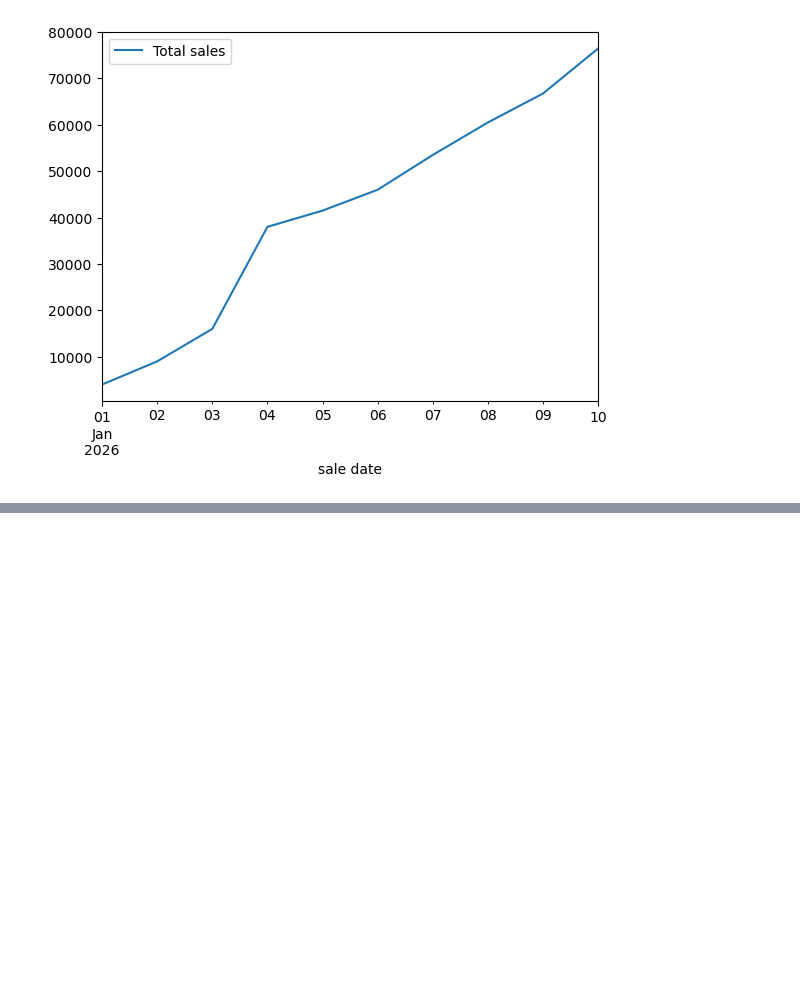
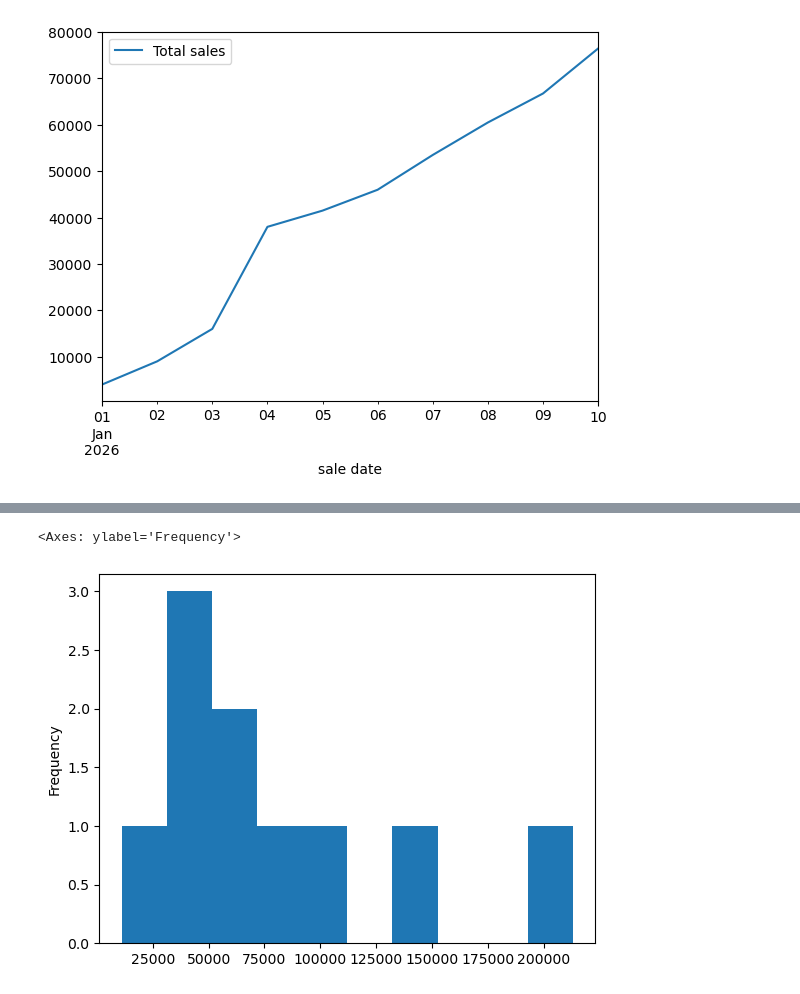
Before and after one commit to adityapaul26/ml, a Jupyter notebook: Introduction to matplotlib.ipynb, the cells around one changed output, grey strips where cells are left out. Drawn from its saved outputs; the diff is of its cells as text; code cells hidden in the pictures; blank space fills up the shorter version.

```diff
--- a/Introduction to matplotlib.ipynb
+++ b/Introduction to matplotlib.ipynb
@@ -318,0 +340,5 @@ df.plot.bar()
+# %%
+car_sales["Odometer (KM)"].plot.hist() # this is also a way to specify the type of plot
+# %% [output]
+<Axes: ylabel='Frequency'>
+[figure, added]
```
Also changed, not shown: parts of 13 cells of this notebook, 1 other file.
